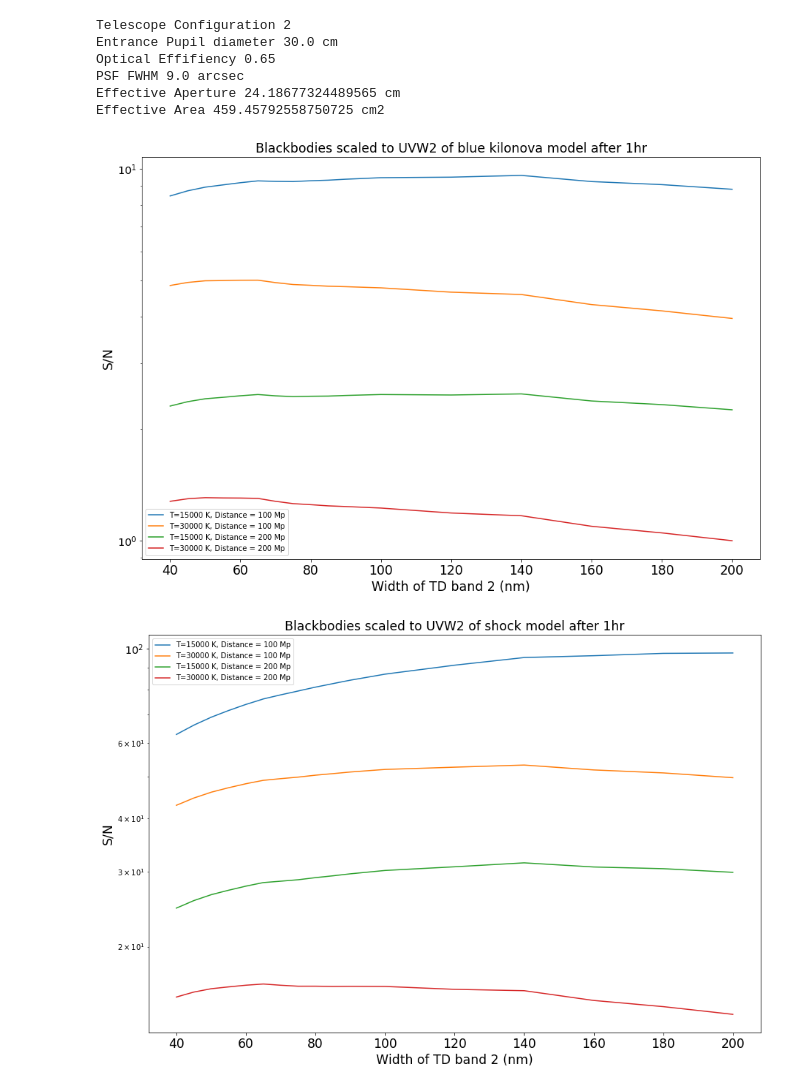
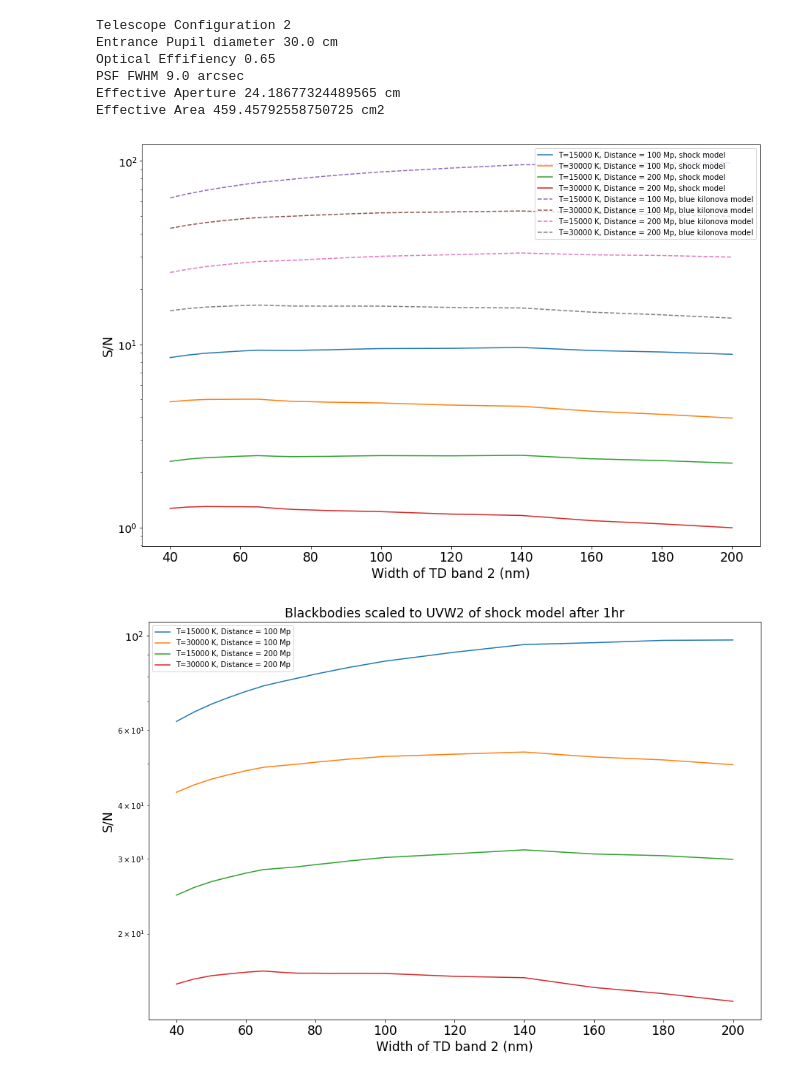
Before and after one commit to bwgref/duet-astro, a Jupyter notebook: Band2_width.ipynb, the cells around one changed output. Cells and saved outputs as stored; diff of their text form; code cells hidden in the pictures.

```diff
--- a/Band2_width.ipynb
+++ b/Band2_width.ipynb
@@ -100,21 +100,25 @@ sigs_bk = 2.5*np.log10(1.+1./snrs_bk)
 # %%
 # Plot S/N as a function of bandwidth for TD2:
 with quantity_support():
-    plt.plot(td2_bandwidth,snrs_bk[0,:,0,1],label='T=15000 K, Distance = 100 Mp')
-    plt.plot(td2_bandwidth,snrs_bk[2,:,0,1],label='T=30000 K, Distance = 100 Mp')
-    plt.plot(td2_bandwidth,snrs_bk[0,:,1,1],label='T=15000 K, Distance = 200 Mp')
-    plt.plot(td2_bandwidth,snrs_bk[2,:,1,1],label='T=30000 K, Distance = 200 Mp')
+    plt.plot(td2_bandwidth,snrs_bk[0,:,0,1],linestyle='-',label='T=15000 K, Distance = 100 Mp, shock model')
+    plt.plot(td2_bandwidth,snrs_bk[2,:,0,1],linestyle='-',label='T=30000 K, Distance = 100 Mp, shock model')
+    plt.plot(td2_bandwidth,snrs_bk[0,:,1,1],linestyle='-',label='T=15000 K, Distance = 200 Mp, shock model')
+    plt.plot(td2_bandwidth,snrs_bk[2,:,1,1],linestyle='-',label='T=30000 K, Distance = 200 Mp, shock model')
+    plt.plot(td2_bandwidth,snrs_sh[0,:,0,1],linestyle='--',label='T=15000 K, Distance = 100 Mp, blue kilonova model')
+    plt.plot(td2_bandwidth,snrs_sh[2,:,0,1],linestyle='--',label='T=30000 K, Distance = 100 Mp, blue kilonova model')
+    plt.plot(td2_bandwidth,snrs_sh[0,:,1,1],linestyle='--',label='T=15000 K, Distance = 200 Mp, blue kilonova model')
+    plt.plot(td2_bandwidth,snrs_sh[2,:,1,1],linestyle='--',label='T=30000 K, Distance = 200 Mp, blue kilonova model')
 
 plt.legend()
 plt.xlabel('Width of TD band 2 (nm)',fontsize='xx-large')
 plt.ylabel('S/N',fontsize='xx-large')
 plt.yscale('log')
 plt.tick_params(axis='y',which='major',labelsize='x-large')
 plt.tick_params(axis='x',which='major',labelsize='xx-large')
-plt.title('Blackbodies scaled to UVW2 of blue kilonova model after 1hr',fontsize='xx-large')
+#plt.title('Blackbodies scaled to UVW2 of blue kilonova model after 1hr',fontsize='xx-large')
 plt.show()
 # %% [output]
-[figure, old version]
+[figure, new version]
 # %%
 # Plot S/N as a function of bandwidth for TD2:
 with quantity_support():
```
Also changed, not shown: 2 other files.
